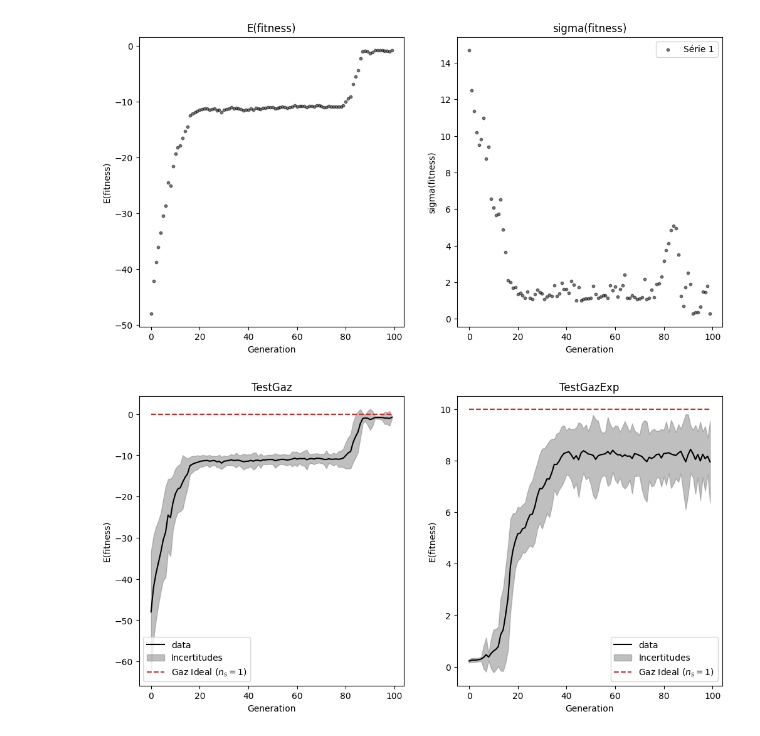
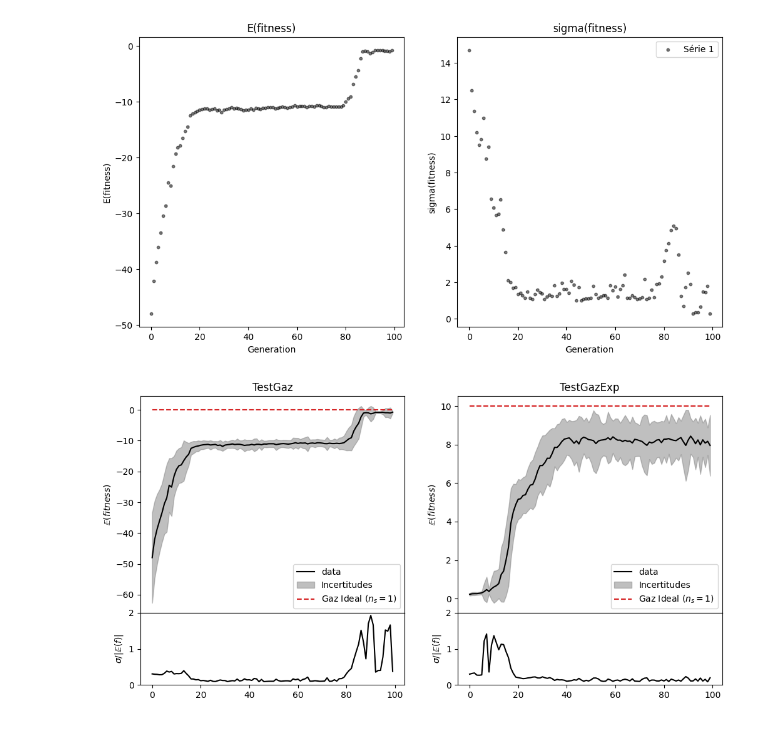
Before and after one commit to iSkeeToX/Projet_Cpp_M1, a Jupyter notebook: Projet/GraphesFitnessSigma.ipynb, the cells around one changed output. Saved outputs shown, nothing was run; the diff lists cells and outputs as text; code cells hidden in the pictures.

Commit message:
Images

```diff
--- a/Projet/GraphesFitnessSigma.ipynb
+++ b/Projet/GraphesFitnessSigma.ipynb
@@ -82,23 +82,35 @@ plt.show()
 # %% [output]
 [figure]
 # %%
-fig, axs = plt.subplots(1, 2, figsize=(12,6))
+fig, axs = plt.subplots(2, 2, figsize=(12,6), gridspec_kw={'height_ratios': [3,1]})
 
-axs[0].plot(data1["Generation"], data1["E(fitness)"], c="k", label="data")
-axs[0].fill_between(data1["Generation"], data1["E(fitness)"] - data1["sigma(fitness)"], data1["E(fitness)"] + data1["sigma(fitness)"], alpha=0.5, color="gray", label="Incertitudes")
-axs[0].set(xlabel="Generation", ylabel="E(fitness)", title="TestGaz")
-axs[0].plot(data1["Generation"], data1["Generation"]-data1["Generation"], linestyle='--', color = "tab:red", label="Gaz Ideal ($n_s=1$)")
+axs[0,0].plot(data1["Generation"], data1["E(fitness)"], c="k", label="data")
+axs[0,0].fill_between(data1["Generation"], data1["E(fitness)"] - data1["sigma(fitness)"], data1["E(fitness)"] + data1["sigma(fitness)"], alpha=0.5, color="gray", label="Incertitudes")
+axs[0,0].set(xlabel="Generation", ylabel="$\\mathbb{E}(fitness)$", title="TestGaz")
+axs[0,0].plot(data1["Generation"], data1["Generation"]-data1["Generation"], linestyle='--', color = "tab:red", label="Gaz Ideal ($n_s=1$)")
 
-axs[1].plot(data2["Generation"], data2["E(fitness)"], c="k", label="data")
-axs[1].fill_between(data2["Generation"], data2["E(fitness)"] - data2["sigma(fitness)"], data2["E(fitness)"] + data2["sigma(fitness)"], alpha=0.5, color="gray", label="Incertitudes")
-axs[1].set(xlabel="Generation", ylabel="E(fitness)", title="TestGazExp")
-axs[1].plot(data2["Generation"], data2["Generation"]-data2["Generation"] +10, linestyle='--', color = "tab:red", label="Gaz Ideal ($n_s=1$)")
+axs[0,1].plot(data2["Generation"], data2["E(fitness)"], c="k", label="data")
+axs[0,1].fill_between(data2["Generation"], data2["E(fitness)"] - data2["sigma(fitness)"], data2["E(fitness)"] + data2["sigma(fitness)"], alpha=0.5, color="gray", label="Incertitudes")
+axs[0,1].set(xlabel="Generation", ylabel="$\\mathbb{E}(fitness)$", title="TestGazExp")
+axs[0,1].plot(data2["Generation"], data2["Generation"]-data2["Generation"] +10, linestyle='--', color = "tab:red", label="Gaz Ideal ($n_s=1$)")
 
-axs[0].legend()
-axs[1].legend()
-plt.show()
+axs[0,0].legend(loc='lower right')
+axs[0,1].legend(loc='lower right')
+
+axs[1,0].plot(data1["Generation"], -data1["sigma(fitness)"]/data1["E(fitness)"], label="TestGaz", c="k")
+axs[1,1].plot(data2["Generation"], data2["sigma(fitness)"]/data2["E(fitness)"], label="TestGazExp", c="k")
+
+axs[1,0].set(ylabel='$\\sigma/|\\mathbb{E}(f)|$')
+axs[1,0].set_ylim(0, 2)
+axs[1,0].set_yticks([0, 1, 2])
+
+axs[1,1].set(ylabel='$\\sigma/|\\mathbb{E}(f)|$')
+axs[1,1].set_ylim(0, 2)
+axs[1,1].set_yticks([0, 1, 2])
+
+plt.subplots_adjust(hspace=0)
 # %% [output]
-[figure, old version]
+[figure, new version]
 # %%
 def Visualiser_data(mean, stdev, acceptation, Name, data):
     A = np.array([])
```
Also changed, not shown: parts of 2 cells of this notebook, 9 other files.
